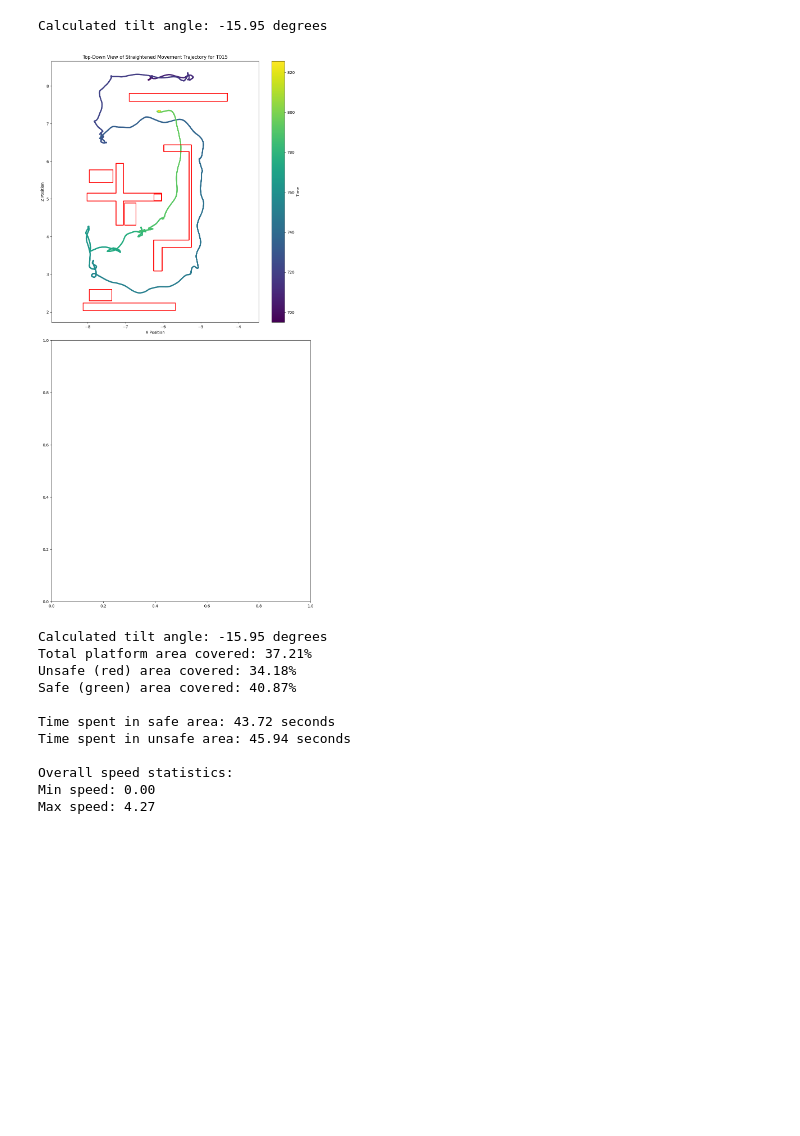
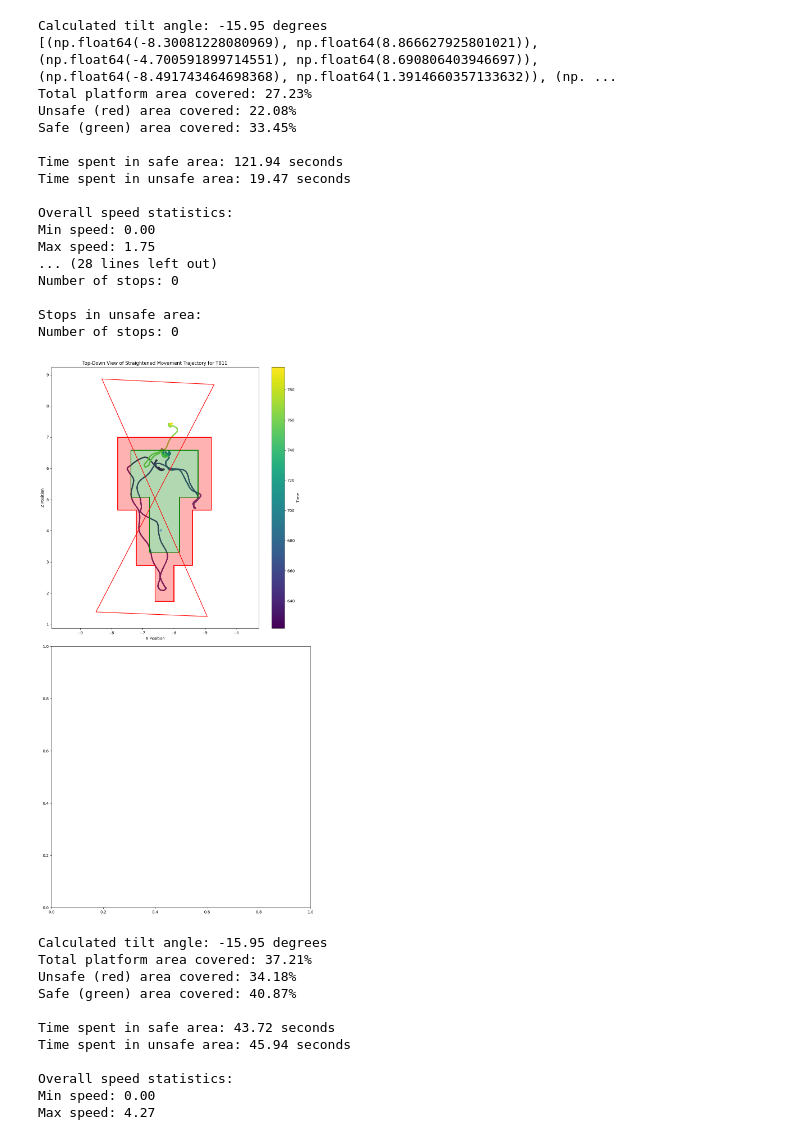
Before and after one commit to mohnfeld/analysis, a Jupyter notebook: vr_analysis_clean.ipynb, the cells around one changed output. Cells and saved outputs as stored; diff of their text form; code cells hidden in the pictures; blank space fills up the shorter version.

```diff
--- a/vr_analysis_clean.ipynb
+++ b/vr_analysis_clean.ipynb
@@ -112,13 +112,22 @@ def draw_elevated_platform(ax, angle, center_x, center_z):
     ax.plot(center_x_rotated, center_z_rotated, 'x')
 
     # Define pillar coordinates and rotate them
+    '''
     pillar_coords = [
         (-6.26, 5.14),
         (-6.075, 5.19),
         (-6.03, 5.02),
         (-6.215, 4.97)
     ]
+    '''
+
+    pillar_coords= np.array([
+    [-8.90, 8.21],
+    [-5.39, 9.03],
+    [-7.03, 0.97],
+    [-3.56, 1.81]])
     rotated_pillar = [rotate_points(x, z, -angle, center_x, center_z) for x, z in pillar_coords]
+    print(rotated_pillar)
     rotated_pillar.append(rotated_pillar[0])  # Close the polygon
     pxs, pzs = zip(*rotated_pillar)
     ax.plot(pxs, pzs, 'r-')
@@ -505,35 +514,52 @@ def plot_movement_trajectory_with_layout(file_path):
         print(f"Min acceleration: {min(all_accelerations):.2f}")
         print(f"Max acceleration: {max(all_accelerations):.2f}")
         print(f"Avg acceleration: {np.mean(all_accelerations):.2f}")
 
         print(f"\nStops in safe area:")
         print(f"Number of stops: {len(safe_stops)}")
         if safe_stops:
             print(f"Average stop duration: {np.mean(safe_stops):.2f} seconds")
             print(f"Longest stop duration: {max(safe_stops):.2f} seconds")
 
         print(f"\nStops in unsafe area:")
         print(f"Number of stops: {len(unsafe_stops)}")
         if unsafe_stops:
             print(f"Average stop duration: {np.mean(unsafe_stops):.2f} seconds")
             print(f"Longest stop duration: {max(unsafe_stops):.2f} seconds")
 
     elif scene_id == 'T003':
         draw_training_room(ax1, tilt_angle, center_x, center_z)
     elif scene_id == 'T007':
         draw_empty_room(ax1)
     elif scene_id == 'T015':
         coords = draw_dark_maze_room(ax1)
         #print(mean_minimum_corner_distance(, coords))
 
     plt.tight_layout()
     plt.show()
 
 # Example usage
-plot_movement_trajectory_with_layout(r'C:\Users\lal\Documents\tez\analysis\BEA_edges_11.09.24\S001\trackers\maze\camera_movement_T015_02.csv')
+#plot_movement_trajectory_with_layout(r'C:\Users\lal\Documents\tez\analysis\BEA_edges_11.09.24\S001\trackers\maze\camera_movement_T015_02.csv')
+plot_movement_trajectory_with_layout(r"C:\Users\lal\Documents\tez\virtualreality_data_version1\352\virtual_reality\S001\trackers\camera_movement_T011.csv")
 # %% [output]
 Calculated tilt angle: -15.95 degrees
+[(np.float64(-8.30081228080969), np.float64(8.866627925801021)), (np.float64(-4.700591899714551), np.float64(8.690806403946697)), (np.float64(-8.491743464698368), np.float64(1.3914660357133632)), (np. ...
+Total platform area covered: 27.23%
+Unsafe (red) area covered: 22.08%
+Safe (green) area covered: 33.45%
+
+Time spent in safe area: 121.94 seconds
+Time spent in unsafe area: 19.47 seconds
+
+Overall speed statistics:
+Min speed: 0.00
+Max speed: 1.75
+... (28 lines left out)
+Number of stops: 0
+
+Stops in unsafe area:
+Number of stops: 0
-[figure, old version]
+[figure, new version]
 # %%
 # %% [output]
 Calculated tilt angle: -15.95 degrees
```
Also changed, not shown: 7 other files.
